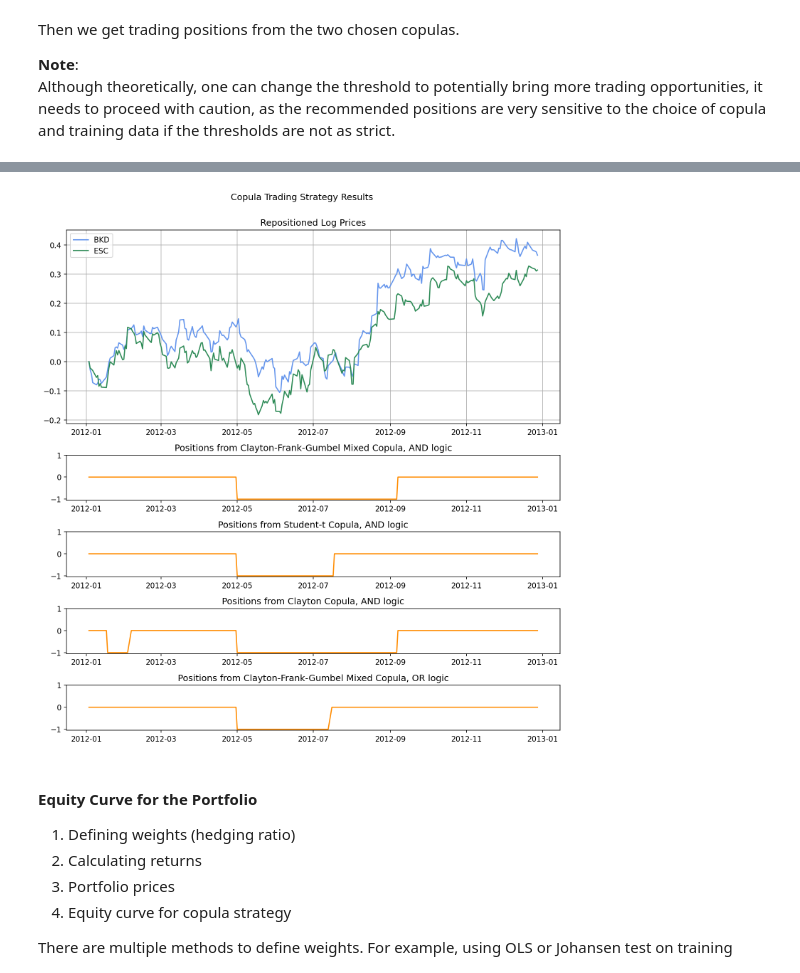
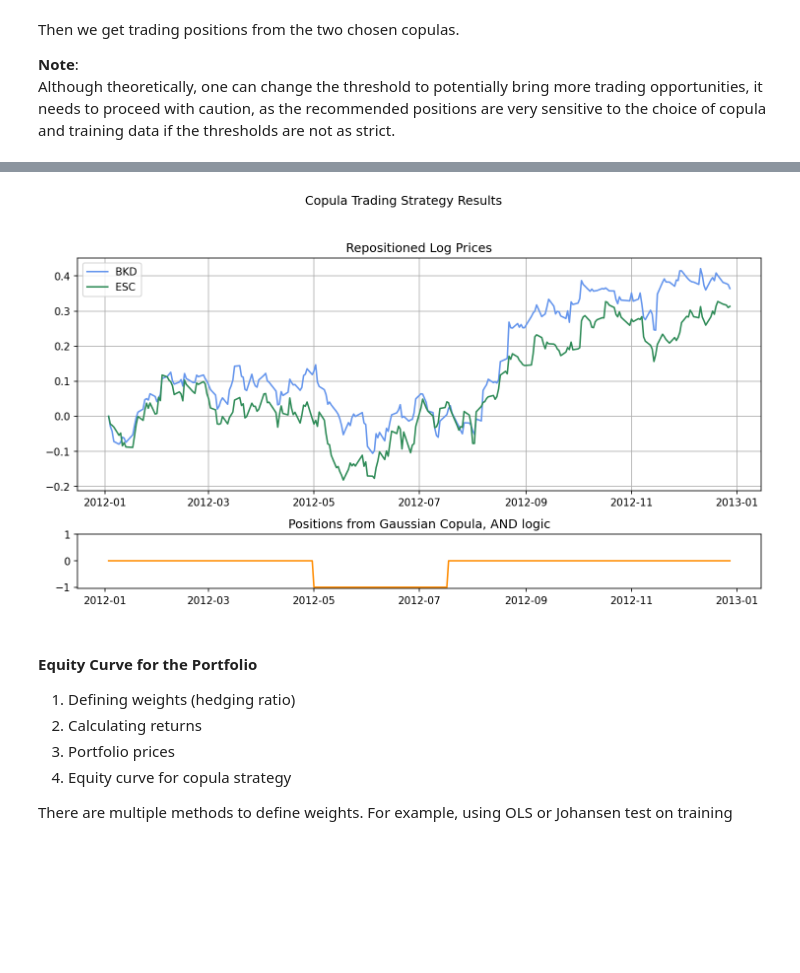
Before and after one commit to hudson-and-thames/arbitrage_research, a Jupyter notebook: Copula Approach/Copula_Strategy_Basic.ipynb, the cells around one changed output, grey strips where cells are left out. Saved outputs shown, nothing was run; the diff lists cells and outputs as text; code cells hidden in the pictures; blank space fills up the shorter version.

Commit message:
Adjusted basic copula notebook to refactoring

```diff
--- a/Copula Approach/Copula_Strategy_Basic.ipynb
+++ b/Copula Approach/Copula_Strategy_Basic.ipynb
@@ -408,39 +527,33 @@ positions_cfg_or[0] = 0
+# %%
+# Following a logic of one open trade at a time - using the first trade
+open_time = list(closed_trades_gauss.keys())[0]
+close_time = list(closed_trades_gauss.values())[0]['t1']
+position = list(closed_trades_gauss.values())[0]['side']
+
+# Creating dataframe for viaualization
+positions_gauss = pd.DataFrame(0, index=prices_test.index, columns=['Gauss Positions'])
+positions_gauss[(open_time < positions_gauss.index) & (positions_gauss.index< close_time)] = position
 # %%
 # Plotting generated positions
-fig, axs = plt.subplots(5, 1, gridspec_kw={'height_ratios': [3, 0.7, 0.7, 0.7, 0.7]}, figsize=(10,11), dpi=150)
+fig, axs = plt.subplots(2, 1, gridspec_kw={'height_ratios': [3, 0.7]}, figsize=(10,6), dpi=150)
 fig.suptitle('Copula Trading Strategy Results')
 
 # Plotting repositioned log prices
 axs[0].plot((prices_test['BKD'] / prices_test['BKD'][0]).map(np.log), label='BKD', color='cornflowerblue')
 axs[0].plot((prices_test['ESC'] / prices_test['ESC'][0]).map(np.log), label='ESC', color='seagreen')
 axs[0].title.set_text('Repositioned Log Prices')
 axs[0].legend()
 axs[0].grid()
 
-# Plotting positions from CFG
-axs[1].plot(positions_cfg, label='Positions', color='darkorange')
-axs[1].title.set_text('Positions from Clayton-Frank-Gumbel Mixed Copula, AND logic')
+# Plotting position from Gaussian copula strategy
+axs[1].plot(positions_gauss , label='Positions', color='darkorange')
+axs[1].title.set_text('Positions from Gaussian Copula, AND logic')
 axs[1].set_yticks([-1,0,1])
-
-# Plotting positions from Student-t
-axs[2].plot(positions_t, label='Positions', color='darkorange')
-axs[2].title.set_text(r'Positions from Student-t Copula, AND logic')
-axs[2].set_yticks([-1,0,1])
-
-# Plotting positions from Clayton
-axs[3].plot(positions_clayton, label='Positions', color='darkorange')
-axs[3].title.set_text(r'Positions from Clayton Copula, AND logic')
-axs[3].set_yticks([-1,0,1])
-
-# Plotting positions from CFG
-axs[4].plot(positions_cfg_or, label='Positions', color='darkorange')
-axs[4].title.set_text(r'Positions from Clayton-Frank-Gumbel Mixed Copula, OR logic')
-axs[4].set_yticks([-1,0,1])
 
 fig.tight_layout(rect=[0, 0.03, 1, 0.95])  # Avoid title overlap
 plt.show()
 # %% [output]
-[figure, old version]
+[figure, new version]
 # %% [markdown]
 #### Equity Curve for the Portfolio
 1. Defining weights (hedging ratio)
```
Also changed, not shown: parts of 41 cells of this notebook.
